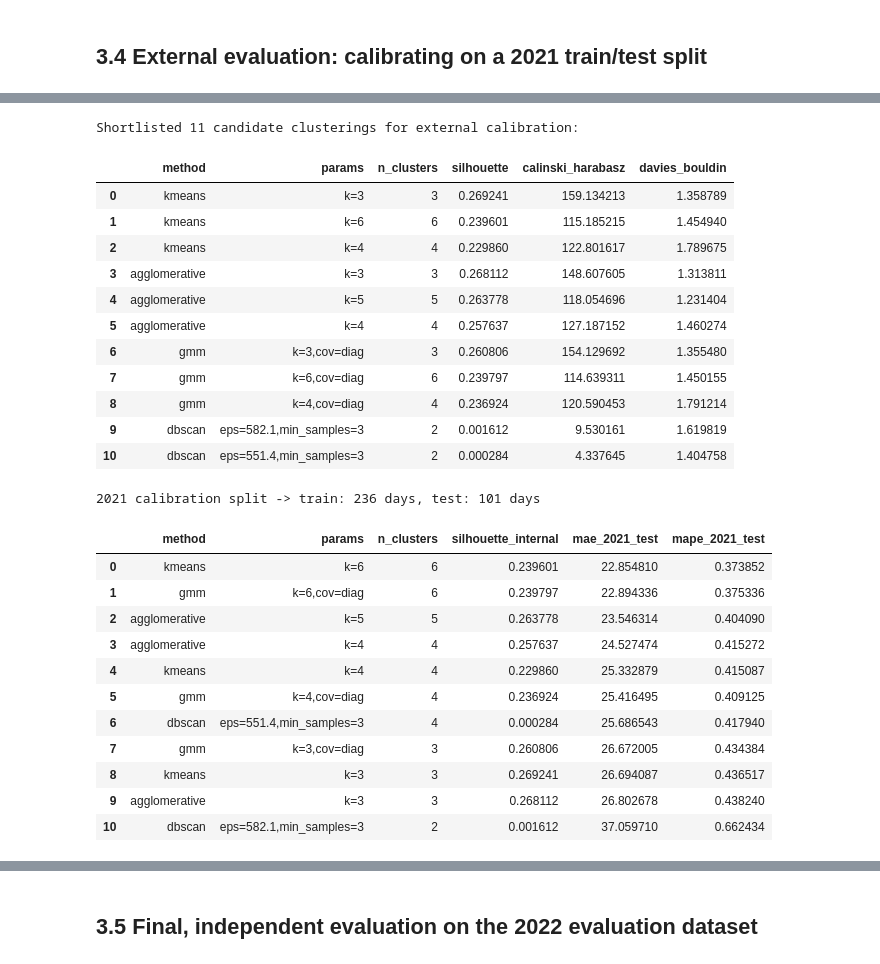
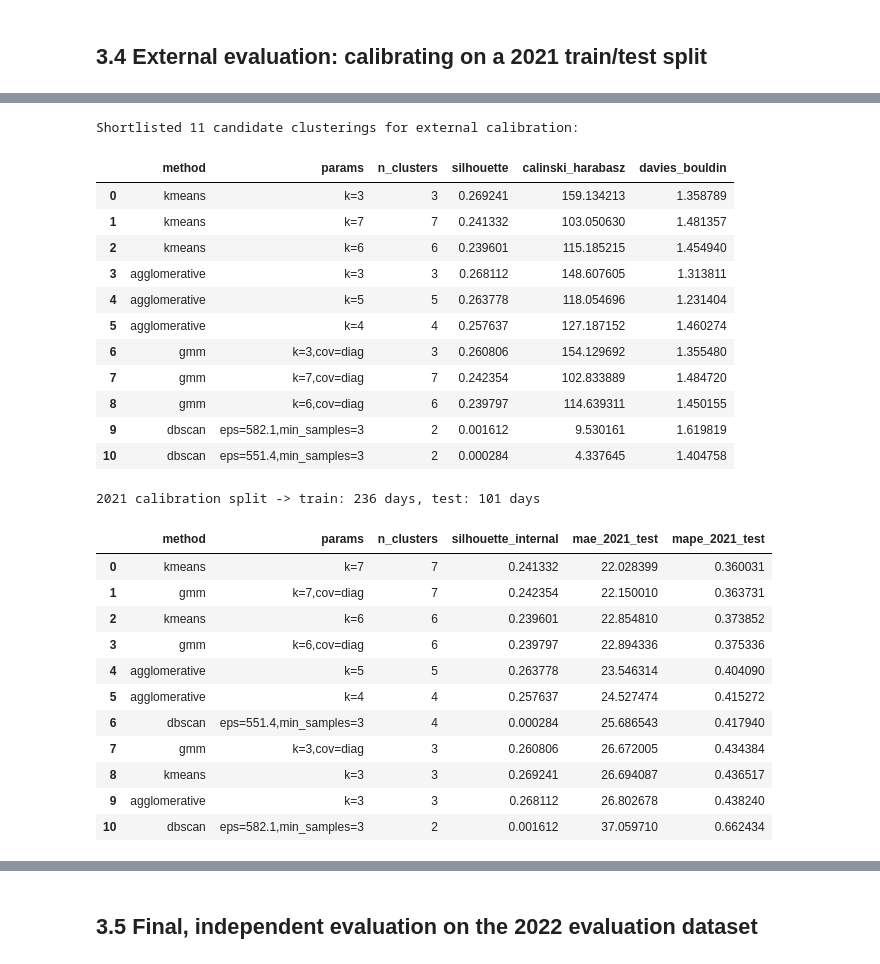
Before and after one commit to jankotschy/Applied-AI-in-Transportation, a Jupyter notebook: Assignment_3.ipynb, the cells around one changed output, grey strips where cells are left out. Saved outputs shown, nothing was run; the diff lists cells and outputs as text; code cells hidden in the pictures.

```diff
--- a/Assignment_3.ipynb
+++ b/Assignment_3.ipynb
@@ -648,8 +626,6 @@ from sklearn.metrics import calinski_harabasz_score, silhouette_score, davies_bo
 import sklearn.metrics.pairwise as dis_lib
 
 def fit_clustering(method, Xd, **params):
-    """Fit one of the 4 clustering methods and return integer cluster labels
-    (DBSCAN noise points get label -1, exactly like scikit-learn's convention)."""
     if method == "kmeans":
         model = KMeans(n_clusters=params["k"], random_state=0, n_init="auto").fit(Xd)
         return model.labels_
@@ -668,11 +644,6 @@ def fit_clustering(method, Xd, **params):
 
 
 def internal_scores(Xd, labels):
-    """Return (silhouette, calinski_harabasz, davies_bouldin) or None if the
-    clustering is degenerate (fewer than 2 real clusters, or (almost) one point per cluster).
-    DBSCAN noise points (label -1) are excluded from the scoring, which is the standard way to
-    evaluate density-based clusterings: noise is "no cluster", not a cluster of its own, and
-    scoring it as one artificially inflates separation-based metrics."""
     mask = labels != -1
     Xd_eff, labels_eff = Xd[mask], labels[mask]
     n_clusters_found = len(np.unique(labels_eff))
@@ -688,8 +659,6 @@ def internal_scores(Xd, labels):
 
 
 def compute_centroids(Xd, labels, drop_noise=True):
-    """Historical-mean centroid per cluster label (same idea as in the baseline example above).
-    DBSCAN noise (-1) is dropped by default since it is not a coherent day-type."""
     centroids = []
     for lab in np.unique(labels):
         if drop_noise and lab == -1:
@@ -699,7 +668,6 @@ def compute_centroids(Xd, labels, drop_noise=True):
 
 
 def find_the_closest_centroid(centroids, new_day, from_interval, to_interval):
-    """Same logic as the baseline external-evaluation script above."""
     closest_centroid, closest_dist = None, None
     for i in range(len(centroids)):
         ed_t = dis_lib.paired_distances(centroids[i][:, from_interval:to_interval + 1],
@@ -710,8 +678,6 @@ def find_the_closest_centroid(centroids, new_day, from_interval, to_interval):
 
 
 def evaluate_short_term_prediction(centroids, Xd, n_past_intervals=5):
-    """Run the exact one-step-ahead, closest-centroid forecasting task used in the baseline
-    external-evaluation section, and return (MAE, MAPE) averaged over all days/intervals in Xd."""
     n_int = Xd.shape[1]
     total_mae, total_mape, n = 0.0, 0.0, 0
     for i in range(Xd.shape[0]):
@@ -771,14 +730,13 @@ We now systematically vary:
 For every resulting clustering (that is not degenerate) we record Silhouette, Calinski-Harabasz and
 Davies-Bouldin scores.
 # %%
-ks = [3, 4, 5, 6, 8, 10, 12]
+ks = [3, 4, 5, 6, 7, 8, 9]
 
 # --- DBSCAN eps candidates from a k-distance heuristic ---
 nn = NearestNeighbors(n_neighbors=5).fit(vectorized_day_dataset_no_nans)
 dists, _ = nn.kneighbors(vectorized_day_dataset_no_nans)
 kth_dist = np.sort(dists[:, -1])
 eps_grid = list(np.percentile(kth_dist, [50, 60, 70, 80, 90, 95]))
-print("Candidate DBSCAN eps values (from 5-NN distance percentiles):", [round(e, 1) for e in eps_grid])
 
 internal_results = []
 
@@ -887,19 +811,18 @@ shortlist
 Shortlisted 11 candidate clusterings for external calibration:
 |  | method | params | n_clusters | silhouette | calinski_harabasz | davies_bouldin |
 | 0 | kmeans | k=3 | 3 | 0.269241 | 159.134213 | 1.358789 |
-| 1 | kmeans | k=6 | 6 | 0.239601 | 115.185215 | 1.454940 |
-| 2 | kmeans | k=4 | 4 | 0.229860 | 122.801617 | 1.789675 |
+| 1 | kmeans | k=7 | 7 | 0.241332 | 103.050630 | 1.481357 |
+| 2 | kmeans | k=6 | 6 | 0.239601 | 115.185215 | 1.454940 |
 | 3 | agglomerative | k=3 | 3 | 0.268112 | 148.607605 | 1.313811 |
 | 4 | agglomerative | k=5 | 5 | 0.263778 | 118.054696 | 1.231404 |
 | 5 | agglomerative | k=4 | 4 | 0.257637 | 127.187152 | 1.460274 |
 | 6 | gmm | k=3,cov=diag | 3 | 0.260806 | 154.129692 | 1.355480 |
-| 7 | gmm | k=6,cov=diag | 6 | 0.239797 | 114.639311 | 1.450155 |
-| 8 | gmm | k=4,cov=diag | 4 | 0.236924 | 120.590453 | 1.791214 |
+| 7 | gmm | k=7,cov=diag | 7 | 0.242354 | 102.833889 | 1.484720 |
+| 8 | gmm | k=6,cov=diag | 6 | 0.239797 | 114.639311 | 1.450155 |
 | 9 | dbscan | eps=582.1,min_samples=3 | 2 | 0.001612 | 9.530161 | 1.619819 |
 | 10 | dbscan | eps=551.4,min_samples=3 | 2 | 0.000284 | 4.337645 | 1.404758 |
 # %%
 def parse_params(params_str):
-    """Turn a 'k=6,cov=diag' style string (as stored in the results tables) back into fit_clustering kwargs."""
     d = {}
     for kv in params_str.split(","):
         key, val = kv.split("=")
@@ -913,43 +836,43 @@ def parse_params(params_str):
             d["cov"] = val
     return d
 
-# 70/30 split of the 2021 no-NaN days (random split; day order/season is already well mixed across the year)
+# 70/30 split of the 2021 no-NaN days (random split)
 rng = np.random.RandomState(42)
 idx_all = np.arange(vectorized_day_dataset_no_nans.shape[0])
 rng.shuffle(idx_all)
 n_test = int(0.3 * len(idx_all))
 test_idx, train_idx = idx_all[:n_test], idx_all[n_test:]
 X_train_2021, X_test_2021 = vectorized_day_dataset_no_nans[train_idx], vectorized_day_dataset_no_nans[test_idx]
 print(f"2021 calibration split -> train: {X_train_2021.shape[0]} days, test: {X_test_2021.shape[0]} days")
 
 external_results = []
 for _, row in shortlist.iterrows():
     method, params_str = row["method"], row["params"]
     params = parse_params(params_str)
     try:
         labels_train = fit_clustering(method, X_train_2021, **params)
     except Exception as e:
         print("Skipping (fit failed):", method, params_str, e)
         continue
     n_found = len(np.unique(labels_train[labels_train != -1]))
     if n_found < 2:
-        continue  # degenerate on this split, can't build a useful centroid-based predictor
+        continue
     centroids = compute_centroids(X_train_2021, labels_train)
     mae, mape = evaluate_short_term_prediction(centroids, X_test_2021)
     external_results.append(dict(method=method, params=params_str, n_clusters=n_found,
                                   silhouette_internal=row["silhouette"], mae_2021_test=mae, mape_2021_test=mape))
 
 external_df = pd.DataFrame(external_results).sort_values("mae_2021_test").reset_index(drop=True)
 external_df
 # %% [output]
 2021 calibration split -> train: 236 days, test: 101 days
 |  | method | params | n_clusters | silhouette_internal | mae_2021_test | mape_2021_test |
-| 0 | kmeans | k=6 | 6 | 0.239601 | 22.854810 | 0.373852 |
-| 1 | gmm | k=6,cov=diag | 6 | 0.239797 | 22.894336 | 0.375336 |
-| 2 | agglomerative | k=5 | 5 | 0.263778 | 23.546314 | 0.404090 |
-| 3 | agglomerative | k=4 | 4 | 0.257637 | 24.527474 | 0.415272 |
-| 4 | kmeans | k=4 | 4 | 0.229860 | 25.332879 | 0.415087 |
-| 5 | gmm | k=4,cov=diag | 4 | 0.236924 | 25.416495 | 0.409125 |
+| 0 | kmeans | k=7 | 7 | 0.241332 | 22.028399 | 0.360031 |
+| 1 | gmm | k=7,cov=diag | 7 | 0.242354 | 22.150010 | 0.363731 |
+| 2 | kmeans | k=6 | 6 | 0.239601 | 22.854810 | 0.373852 |
+| 3 | gmm | k=6,cov=diag | 6 | 0.239797 | 22.894336 | 0.375336 |
+| 4 | agglomerative | k=5 | 5 | 0.263778 | 23.546314 | 0.404090 |
+| 5 | agglomerative | k=4 | 4 | 0.257637 | 24.527474 | 0.415272 |
 | 6 | dbscan | eps=551.4,min_samples=3 | 4 | 0.000284 | 25.686543 | 0.417940 |
 | 7 | gmm | k=3,cov=diag | 3 | 0.260806 | 26.672005 | 0.434384 |
 | 8 | kmeans | k=3 | 3 | 0.269241 | 26.694087 | 0.436517 |
```
Also changed, not shown: parts of 16 cells of this notebook.
